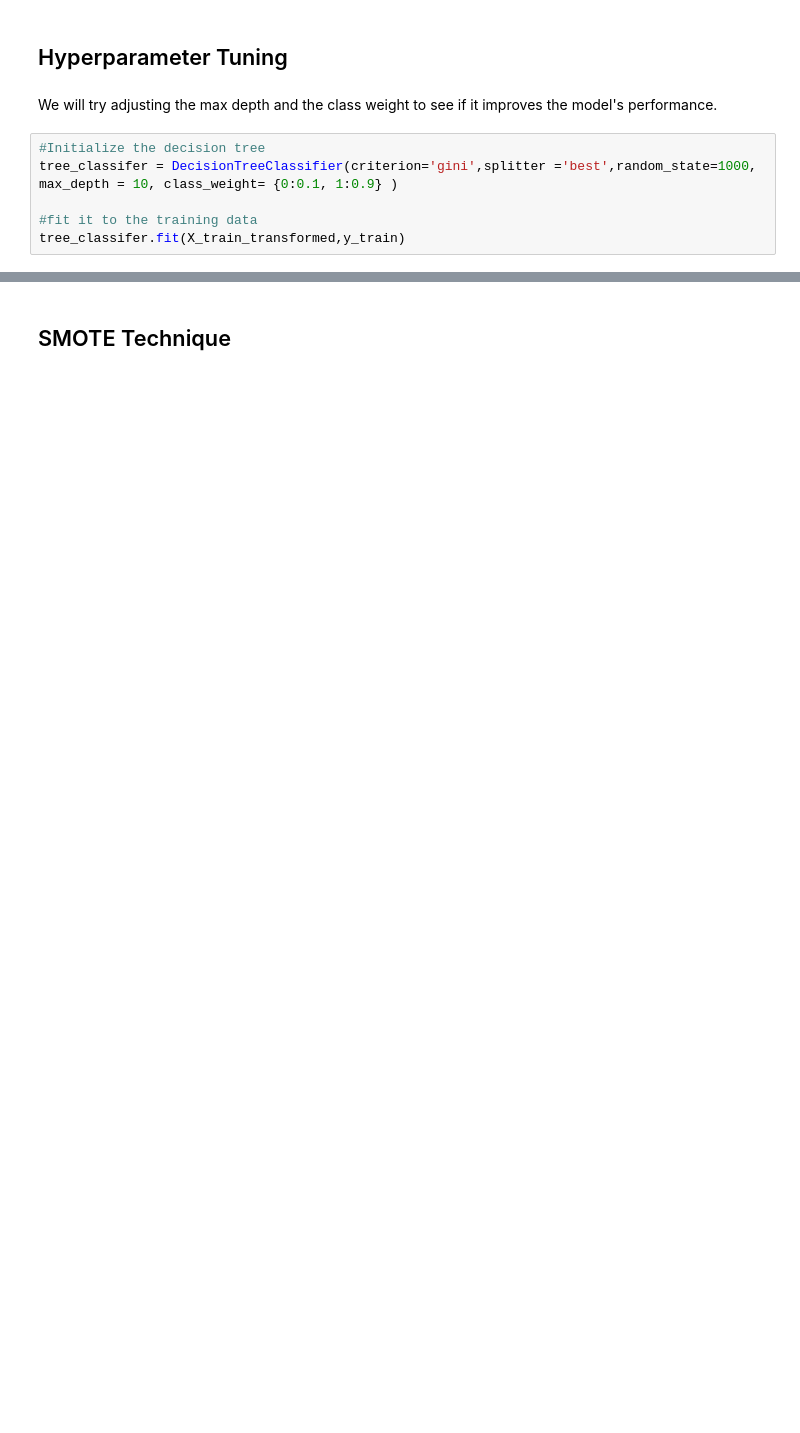
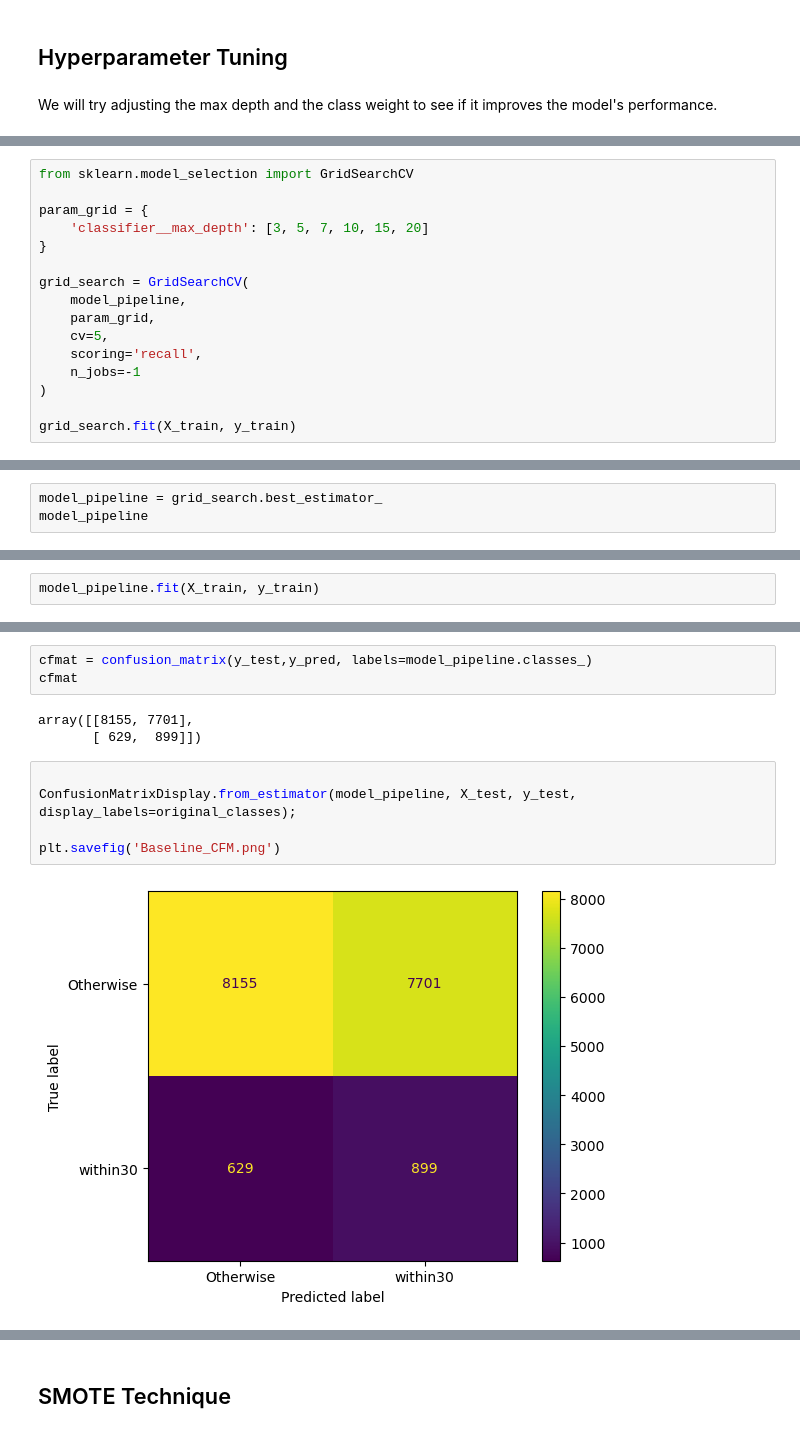
Before and after one commit to sabrinasayed99/Diabetes_Classifier_Project, a Jupyter notebook: Modeling Notebooks/Third_Model.ipynb, the cells around one changed output, grey strips where cells are left out. Cells and saved outputs as stored; diff of their text form; blank space fills up the shorter version.

```diff
--- a/Modeling Notebooks/Third_Model.ipynb
+++ b/Modeling Notebooks/Third_Model.ipynb
@@ -1284,9 +1236,3 @@ The model is not doing well at predicting the minority class.
 ## Hyperparameter Tuning
 # %% [markdown]
 We will try adjusting the max depth and the class weight to see if it improves the model's performance.
-# %%
-#Initialize the decision tree
-tree_classifer = DecisionTreeClassifier(criterion='gini',splitter ='best',random_state=1000, max_depth = 10, class_weight= {0:0.1, 1:0.9} )
-
-#fit it to the training data
-tree_classifer.fit(X_train_transformed,y_train)
@@ -1313,0 +1239,16 @@ array([[9164, 6692],
+# %%
+from sklearn.model_selection import GridSearchCV
+
+param_grid = {
+    'classifier__max_depth': [3, 5, 7, 10, 15, 20]
+}
+
+grid_search = GridSearchCV(
+    model_pipeline,
+    param_grid,
+    cv=5,
+    scoring='recall',
+    n_jobs=-1
+)
+
+grid_search.fit(X_train, y_train)
@@ -1313,0 +1280,3 @@ array([[9164, 6692],
+# %%
+model_pipeline = grid_search.best_estimator_
+model_pipeline
@@ -1313,0 +1295,2 @@ array([[9164, 6692],
+# %%
+model_pipeline.fit(X_train, y_train)
@@ -1314,3 +1312,16 @@ array([[9164, 6692],
+# %%
+cfmat = confusion_matrix(y_test,y_pred, labels=model_pipeline.classes_)
+cfmat
+# %% [output]
+array([[8155, 7701],
+       [ 629,  899]])
+# %%
+
+ConfusionMatrixDisplay.from_estimator(model_pipeline, X_test, y_test, display_labels=original_classes);
+
+plt.savefig('Baseline_CFM.png')
+# %% [output]
+[figure, added]
 # %%
 print(classification_report(y_test, y_pred))
 # %% [output]
```
Also changed, not shown: parts of 48 cells of this notebook, 20 other files.
